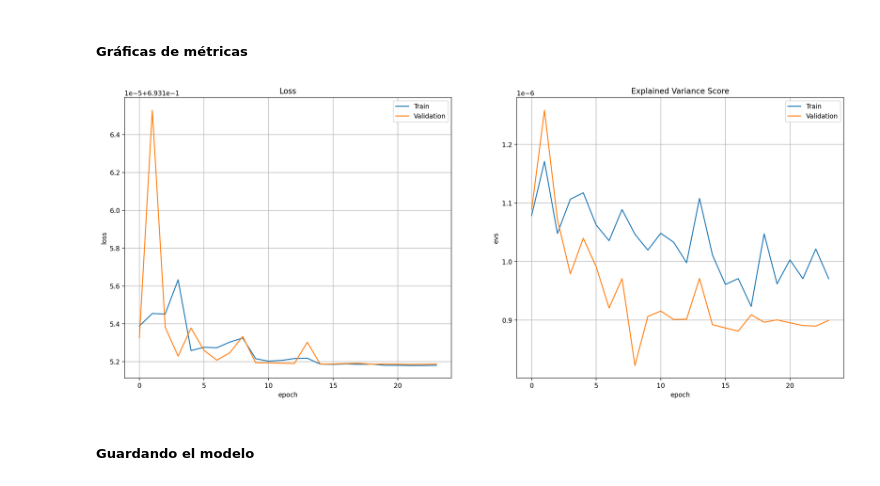
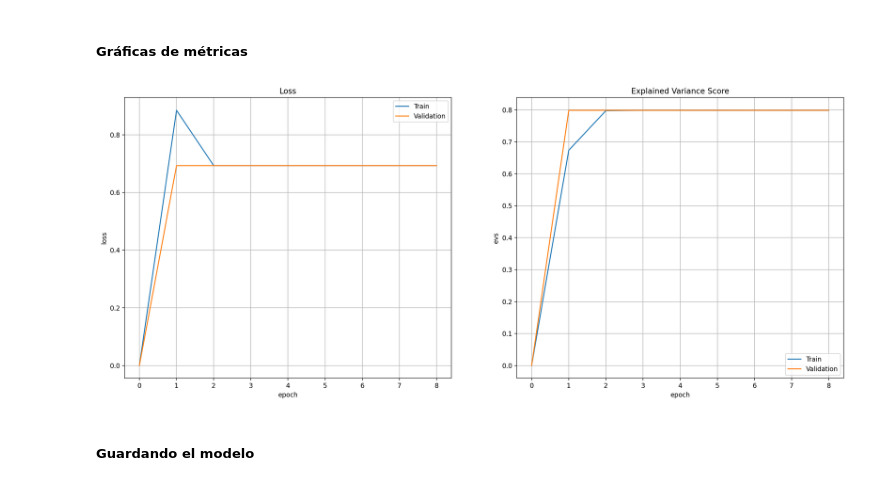
Before and after one commit to jesusmiguel123/Soluci-n-al-problema-de-Rutas-de-veh-culos-aplicando-GNN-y-CNN, a Jupyter notebook: Solucion al problema de Rutas de Vehiculos aplicando GNN y CNN.ipynb, the cells around one changed output. Drawn from its saved outputs; the diff is of its cells as text; code cells hidden in the pictures.

```diff
--- a/Solucion al problema de Rutas de Vehiculos aplicando GNN y CNN.ipynb
+++ b/Solucion al problema de Rutas de Vehiculos aplicando GNN y CNN.ipynb
@@ -923,11 +941,26 @@ class GNN(torch.nn.Module):
                         (torch_geometric.nn.GCNConv(in_channels, hidden_channels), "x, edge_index, weight -> x1"),
                         torch.nn.ReLU(),
                      ])
-        self.conv2 = torch_geometric.nn.GCNConv(hidden_channels, out_channels)
+        self.conv2 = torch_geometric.nn.Sequential("x, edge_index, weight", [
+                        (torch_geometric.nn.GCNConv(hidden_channels, hidden_channels), "x, edge_index, weight -> x1"),
+                        torch.nn.ReLU(),
+                     ])
+        self.conv3 = torch_geometric.nn.Sequential("x, edge_index, weight", [
+                        (torch_geometric.nn.GCNConv(hidden_channels, hidden_channels), "x, edge_index, weight -> x1"),
+                        torch.nn.ReLU(),
+                     ])
+        self.conv4 = torch_geometric.nn.Sequential("x, edge_index, weight", [
+                        (torch_geometric.nn.GCNConv(hidden_channels, hidden_channels), "x, edge_index, weight -> x1"),
+                        torch.nn.ReLU(),
+                     ])
+        self.conv5 = torch_geometric.nn.GCNConv(hidden_channels, out_channels)
 
     def encode(self, x, edge_index, weight):
-        x = self.conv1(x=x, edge_index=edge_index, weight=weight)
+        x = self.conv1(x, edge_index, weight)
         x = self.conv2(x, edge_index, weight)
+        x = self.conv3(x, edge_index, weight)
+        x = self.conv4(x, edge_index, weight)
+        x = self.conv5(x, edge_index, weight)
         return x
 
     def decode(self, z, edge_label_index):
@@ -941,7 +974,7 @@ class GNN(torch.nn.Module):
 # %%
 def fit(model, dataloader, epochs):
    model.to(device)
-   optimizer = torch.optim.Adam(model.parameters(), lr=1e-3)
+   optimizer = torch.optim.Adam(model.parameters(), lr=1e-2)
    scheduler = torch.optim.lr_scheduler.StepLR(optimizer, 5, 0.2)
    criterion = torch.nn.BCEWithLogitsLoss()
    GNNTrainLossMean, GNNValLossMean, GNNTrainEVSMean, GNNValEVSMean = [0.0], [0.0], [0.0], [0.0]
@@ -979,14 +1012,14 @@ def fit(model, dataloader, epochs):
       GNNValLossMean.append(np.mean(GNNValLoss))
       GNNTrainEVSMean.append(np.mean(GNNTrainEVS))
       GNNValEVSMean.append(np.mean(GNNValEVS))
-      print(f"Epoch {epoch}/{epochs} loss {GNNTrainLossMean[-1]:.5f} val_loss {GNNValLossMean[-1]:.5f} EVS {GNNTrainEVSMean[-1]:.5f} val_EVS {GNNValEVSMean[-1]:.5f}")
+      print(f"Epoch {epoch}/{epochs} loss {GNNTrainLossMean[-1]:.6f} val_loss {GNNValLossMean[-1]:.6f} EVS {GNNTrainEVSMean[-1]:.5f} val_EVS {GNNValEVSMean[-1]:.5f}")
    return GNNTrainLossMean, GNNValLossMean, GNNTrainEVSMean, GNNValEVSMean
 # %% [markdown]
 #### VRP
 # %% [markdown]
 ##### Instanciación del modelo
 # %%
-GNN_VRPmodel = GNN(2, 25, 1)
+GNN_VRPmodel = GNN(2, 3, 1)
 GNN_VRPmodel
 # %% [output]
 GNN(
@@ -999,7 +1044,7 @@ GNN(
 # %% [markdown]
 ##### Entrenamiento
 # %%
-epochs = 25
+epochs = 8
 
 GNNTrainLossVRP, GNNValLossVRP, GNNTrainEVSVRP, GNNValEVSVRP = fit(GNN_VRPmodel,
                                                                    dataloaderVRP,
@@ -1027,24 +1063,24 @@ Epoch 25/25 loss 0.69315 val_loss 0.69315 EVS 0.00000 val_EVS 0.00000
 # %%
 fig = plt.figure(dpi=200, figsize=(20,8))
 ax = plt.subplot(121)
-ax.plot(GNNTrainLossVRP[2:], label="Train")
-ax.plot(GNNValLossVRP[2:], label="Validation")
+ax.plot(GNNTrainLossVRP, label="Train")
+ax.plot(GNNValLossVRP, label="Validation")
 ax.legend()
 ax.grid(True)
 ax.set_title('Loss')
 ax.set_xlabel('epoch')
 ax.set_ylabel('loss')
 ax = plt.subplot(122)
-ax.plot(GNNTrainEVSVRP[2:], label="Train")
-ax.plot(GNNValEVSVRP[2:], label="Validation")
+ax.plot(GNNTrainEVSVRP, label="Train")
+ax.plot(GNNValEVSVRP, label="Validation")
 ax.legend()
 ax.grid(True)
 ax.set_title("Explained Variance Score")
 ax.set_ylabel('evs')
 ax.set_xlabel('epoch')
 plt.show()
 # %% [output]
-[figure, old version]
+[figure, new version]
 # %% [markdown]
 ##### Guardando el modelo
 # %%
```
Also changed, not shown: parts of 11 cells of this notebook, 2 other files.
